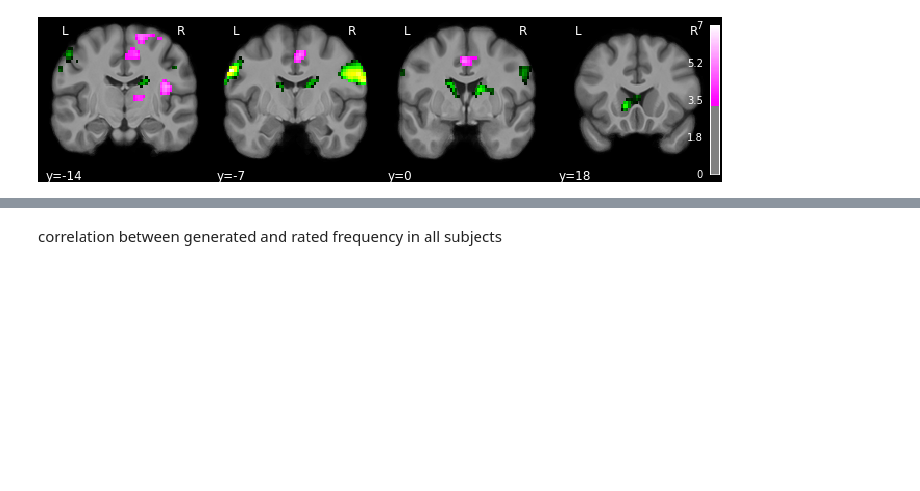
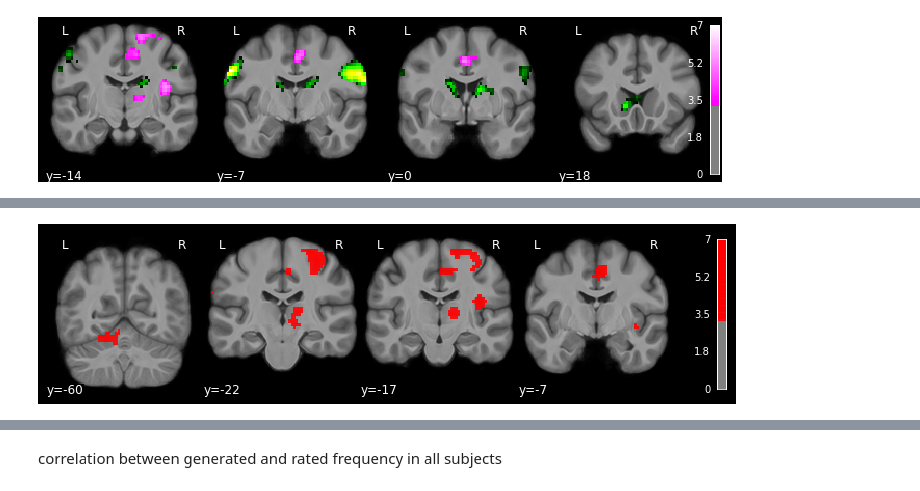
Before and after one commit to NoxLab-cam/tsl_paper, a Jupyter notebook: imaging_plot/visualise_additional.ipynb, the cells around one changed output, grey strips where cells are left out. Saved outputs shown, nothing was run; the diff lists cells and outputs as text; code cells hidden in the pictures; blank space fills up the shorter version.

```diff
--- a/imaging_plot/visualise_additional.ipynb
+++ b/imaging_plot/visualise_additional.ipynb
@@ -71,0 +100,10 @@ Image(filename='./figs/jf_hl_overlay_y.png')
+# %%
+from nilearn.glm import threshold_stats_img
+clean_map, threshold = threshold_stats_img(
+    z_map, alpha=.001, height_control='fpr', cluster_threshold=10)
+peak_y = [-60, -22, -17, -7]
+display5 = plotting.plot_stat_map(clean_map, threshold=threshold, vmax=7,
+              display_mode='y', cut_coords=(peak_y), draw_cross=False, bg_img=bg,
+                                cmap=plotting.cm.red_transparent)
+# %% [output]
+[figure, added]
```
Also changed, not shown: parts of 13 cells of this notebook.
